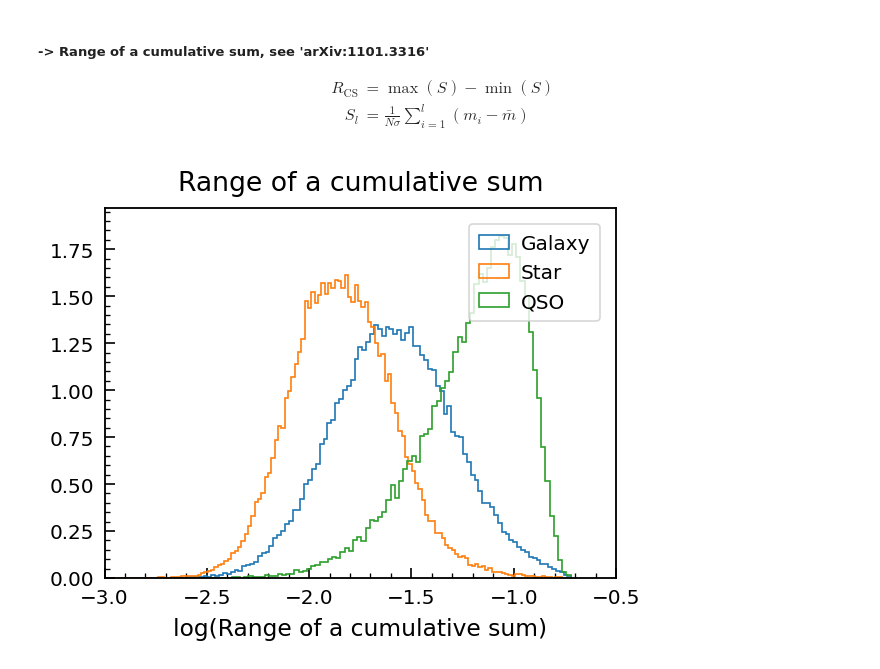
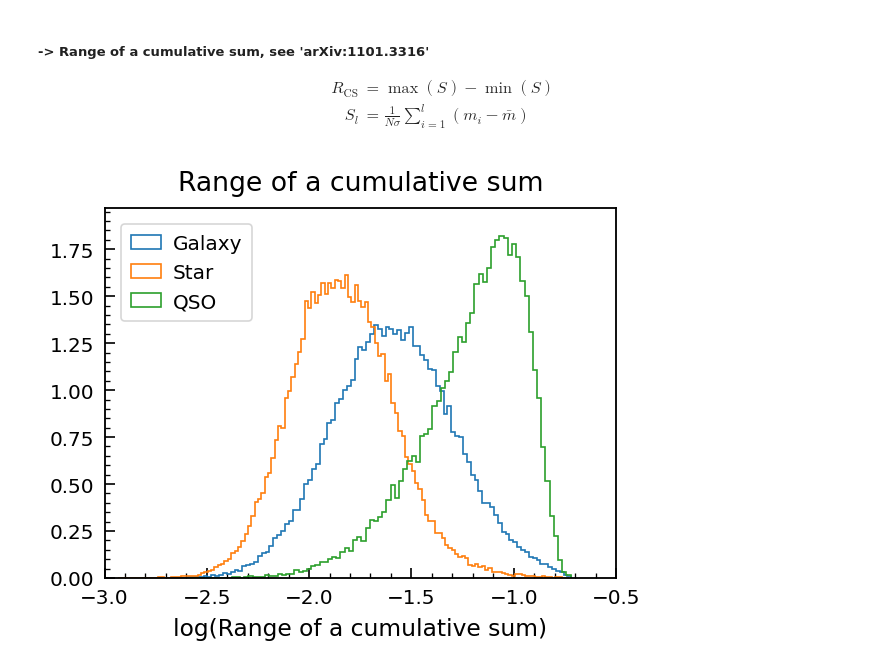
Before and after one commit to RichardsGroup/AGN_DataChallenge, a Jupyter notebook: getting_started/02_ObjectTable.ipynb, the cells around one changed output. Saved outputs shown, nothing was run; the diff lists cells and outputs as text; code cells hidden in the pictures.

```diff
--- a/getting_started/02_ObjectTable.ipynb
+++ b/getting_started/02_ObjectTable.ipynb
@@ -124,16 +124,16 @@ $$
 # %%
 feat_col = 'lcNonPeriodic[25]_g'
 fig = plt.figure(figsize=(5.5, 4), dpi=120)
 _ = plt.hist(np.log(galaxy[feat_col]),
              bins='fd', histtype='step', density=True, label='Galaxy')
 _ = plt.hist(np.log(star[feat_col]),
              bins='fd', histtype='step',density=True, label='Star')
 _ = plt.hist(np.log(qso[feat_col]),
              bins='fd', histtype='step',density=True, label='QSO')
 
-plt.legend()
+plt.legend(loc=2)
 plt.xlabel('log(Range of a cumulative sum)')
 plt.title('Range of a cumulative sum')
 _ = plt.xlim(-3, -.5)
 # %% [output]
-[figure, old version]
+[figure, new version]
```
Also changed, not shown: parts of 1 cell of this notebook, 1 other file.
